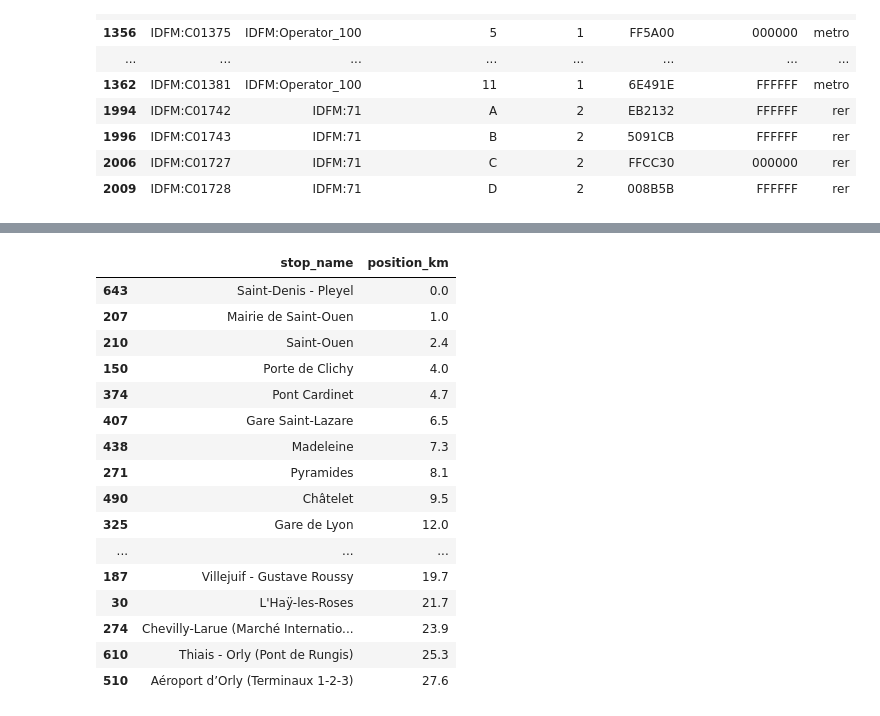
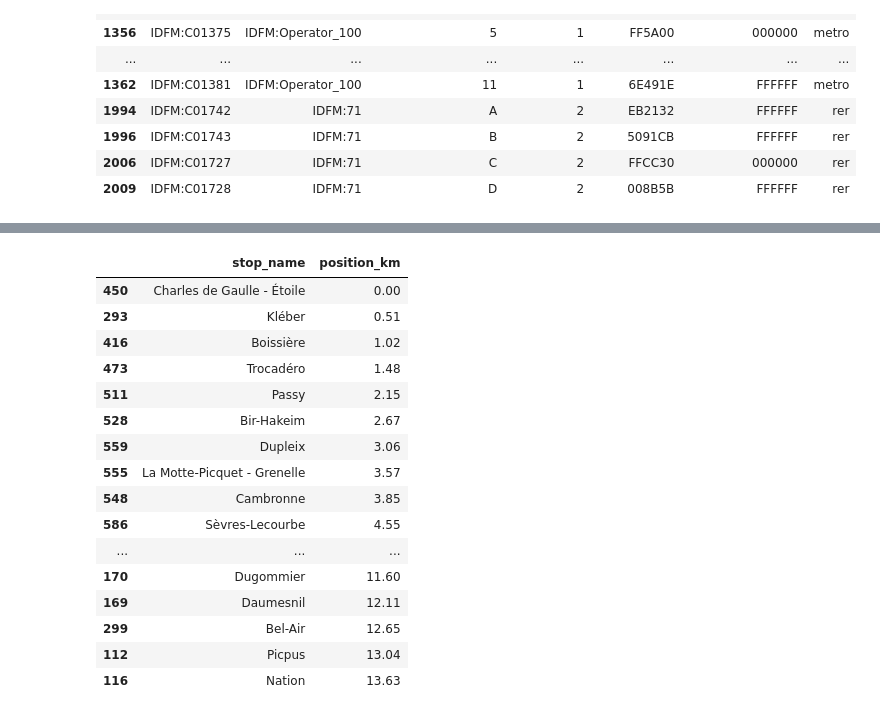
Before and after one commit to emmaganneval-proj/python_datascience_liuqi, a Jupyter notebook: exploration_donnees.ipynb, the cells around one changed output, grey strips where cells are left out. Drawn from its saved outputs; the diff is of its cells as text; code cells hidden in the pictures.

```diff
--- a/exploration_donnees.ipynb
+++ b/exploration_donnees.ipynb
@@ -80,24 +80,24 @@ stations = stations.sort_values(["route_short_name", "position_km"])
 stations["position_km"] = stations["position_km"] - stations.groupby("route_short_name")["position_km"].transform("min")
 
 # arrondir à 1 chiffre après la virgule
-stations["position_km"] = stations["position_km"].round(1)
+stations["position_km"] = stations["position_km"].round(2)
 # %%
-stations.loc[stations["route_short_name"] == "14", ["stop_name", "position_km"]]
+stations.loc[stations["route_short_name"] == "6", ["stop_name", "position_km"]]
 # %% [output]
 |  | stop_name | position_km |
-| 643 | Saint-Denis - Pleyel | 0.0 |
-| 207 | Mairie de Saint-Ouen | 1.0 |
-| 210 | Saint-Ouen | 2.4 |
-| 150 | Porte de Clichy | 4.0 |
-| 374 | Pont Cardinet | 4.7 |
-| 407 | Gare Saint-Lazare | 6.5 |
-| 438 | Madeleine | 7.3 |
-| 271 | Pyramides | 8.1 |
-| 490 | Châtelet | 9.5 |
-| 325 | Gare de Lyon | 12.0 |
+| 450 | Charles de Gaulle - Étoile | 0.00 |
+| 293 | Kléber | 0.51 |
+| 416 | Boissière | 1.02 |
+| 473 | Trocadéro | 1.48 |
+| 511 | Passy | 2.15 |
+| 528 | Bir-Hakeim | 2.67 |
+| 559 | Dupleix | 3.06 |
+| 555 | La Motte-Picquet - Grenelle | 3.57 |
+| 548 | Cambronne | 3.85 |
+| 586 | Sèvres-Lecourbe | 4.55 |
 | ... | ... | ... |
-| 187 | Villejuif - Gustave Roussy | 19.7 |
-| 30 | L'Haÿ-les-Roses | 21.7 |
-| 274 | Chevilly-Larue (Marché Internatio... | 23.9 |
-| 610 | Thiais - Orly (Pont de Rungis) | 25.3 |
-| 510 | Aéroport d’Orly (Terminaux 1-2-3) | 27.6 |
+| 170 | Dugommier | 11.60 |
+| 169 | Daumesnil | 12.11 |
+| 299 | Bel-Air | 12.65 |
+| 112 | Picpus | 13.04 |
+| 116 | Nation | 13.63 |
```
Also changed, not shown: parts of 13 cells of this notebook, 1 other file.
